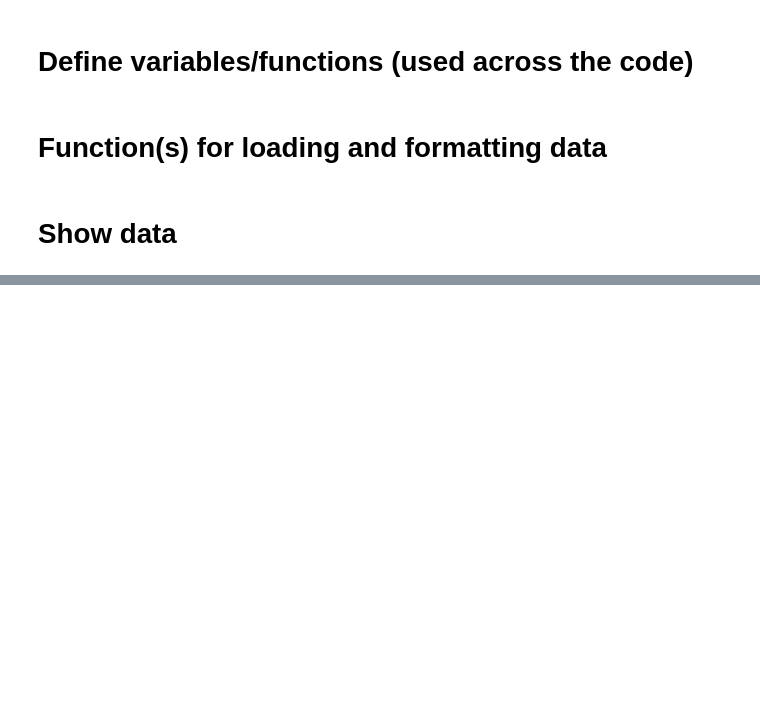
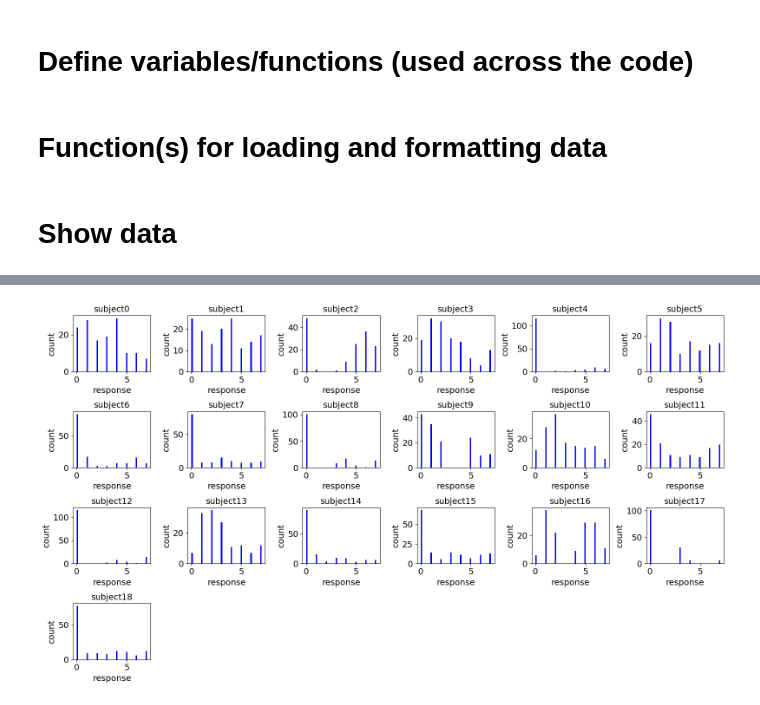
Before and after one commit to MtKana/preference_rating_GWOT, a Jupyter notebook: GWOT_2024_9_2.ipynb, the cells around one changed output, grey strips where cells are left out. Drawn from its saved outputs; the diff is of its cells as text; code cells hidden in the pictures; blank space fills up the shorter version.

```diff
--- a/GWOT_2024_9_2.ipynb
+++ b/GWOT_2024_9_2.ipynb
@@ -163,0 +163,37 @@ subject18 6734b5602596b8fc0bb02c8f_kana_colourPreferenceQualia_2024-11-13_20h38.
+# %%
+# Distribution of responses per participant
+
+num_plots = len(pMatrices)
+grid_size = math.ceil(math.sqrt(num_plots))  # Determine the grid size
+fig, axs = plt.subplots(4, 6, figsize=(16, 9))#, figsize=(5 * grid_size, 5 * grid_size))
+text_fontsize = 14
+
+# Flatten the axes array if it is 2D
+if isinstance(axs, np.ndarray):
+    axs = axs.ravel()
+else:
+    axs = [axs]
+
+if data_column == 'responseTime':
+    xlabel = 'responseTime (ms)'
+else:
+    xlabel = data_column
+
+for p in range(0, len(pMatrices)):
+    ax = axs[p]
+
+    ax.hist(pMatrices[p].flatten(), bins=50, color='blue')
+    ax.set_xlabel(xlabel, fontsize=text_fontsize)
+    ax.set_ylabel('count', fontsize=text_fontsize)
+    ax.set_title('subject' + str(p), fontsize=text_fontsize)
+
+    ax.tick_params(axis='both', labelsize=text_fontsize)
+
+# Hide unused axes
+for ax in axs[num_plots:]:
+    ax.axis('off')
+
+plt.tight_layout()
+plt.show()
+# %% [output]
+[figure, added]
```
Also changed, not shown: parts of 6 cells of this notebook.
